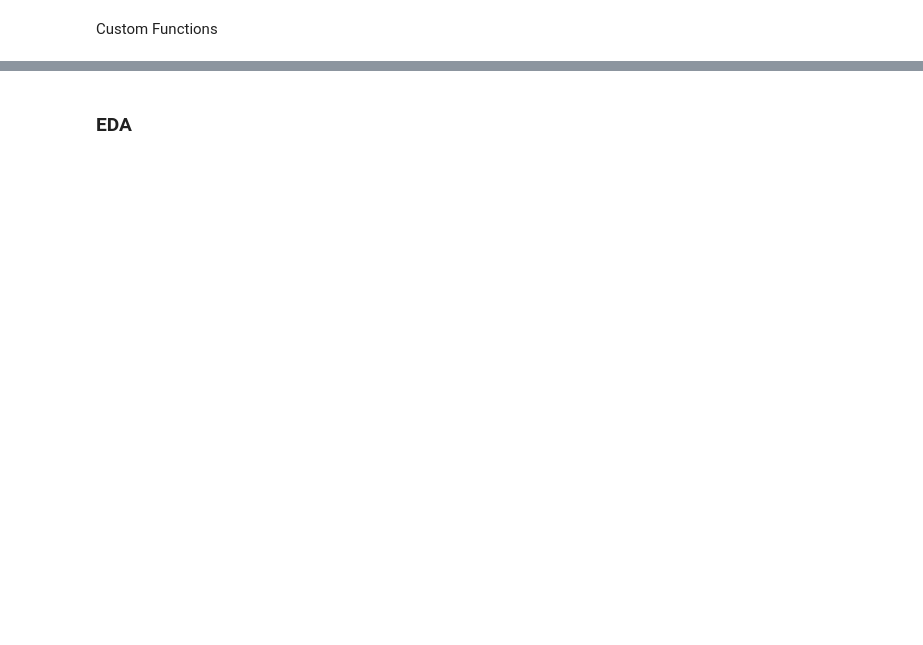
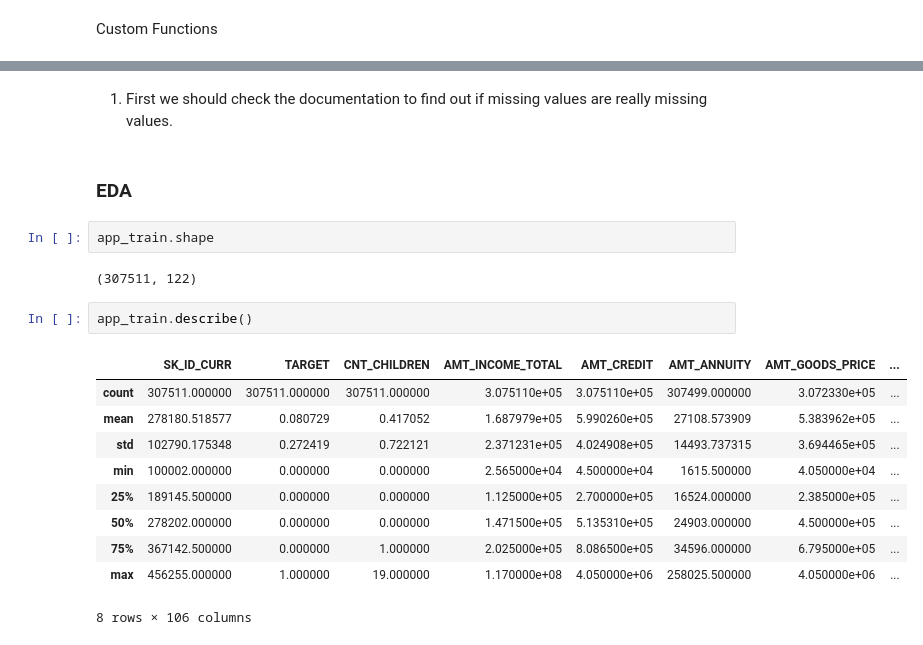
Before and after one commit to LeonMilosevic/home_credit, a Jupyter notebook: home_credit.ipynb, the cells around one changed output, grey strips where cells are left out. Drawn from its saved outputs; the diff is of its cells as text; blank space fills up the shorter version.

```diff
--- a/home_credit.ipynb
+++ b/home_credit.ipynb
@@ -52,2 +121,21 @@ Custom Functions
+# %% [markdown]
+1. First we should check the documentation to find out if missing values are really missing values.
 # %% [markdown]
 ### EDA
+# %%
+app_train.shape
+# %% [output]
+(307511, 122)
+# %%
+app_train.describe()
+# %% [output]
+|  | SK_ID_CURR | TARGET | CNT_CHILDREN | AMT_INCOME_TOTAL | AMT_CREDIT | AMT_ANNUITY | AMT_GOODS_PRICE | ... |
+| count | 307511.000000 | 307511.000000 | 307511.000000 | 3.075110e+05 | 3.075110e+05 | 307499.000000 | 3.072330e+05 | ... |
+| mean | 278180.518577 | 0.080729 | 0.417052 | 1.687979e+05 | 5.990260e+05 | 27108.573909 | 5.383962e+05 | ... |
+| std | 102790.175348 | 0.272419 | 0.722121 | 2.371231e+05 | 4.024908e+05 | 14493.737315 | 3.694465e+05 | ... |
+| min | 100002.000000 | 0.000000 | 0.000000 | 2.565000e+04 | 4.500000e+04 | 1615.500000 | 4.050000e+04 | ... |
+| 25% | 189145.500000 | 0.000000 | 0.000000 | 1.125000e+05 | 2.700000e+05 | 16524.000000 | 2.385000e+05 | ... |
+| 50% | 278202.000000 | 0.000000 | 0.000000 | 1.471500e+05 | 5.135310e+05 | 24903.000000 | 4.500000e+05 | ... |
+| 75% | 367142.500000 | 0.000000 | 1.000000 | 2.025000e+05 | 8.086500e+05 | 34596.000000 | 6.795000e+05 | ... |
+| max | 456255.000000 | 1.000000 | 19.000000 | 1.170000e+08 | 4.050000e+06 | 258025.500000 | 4.050000e+06 | ... |
+8 rows × 106 columns
```
Also changed, not shown: parts of 11 cells of this notebook.
